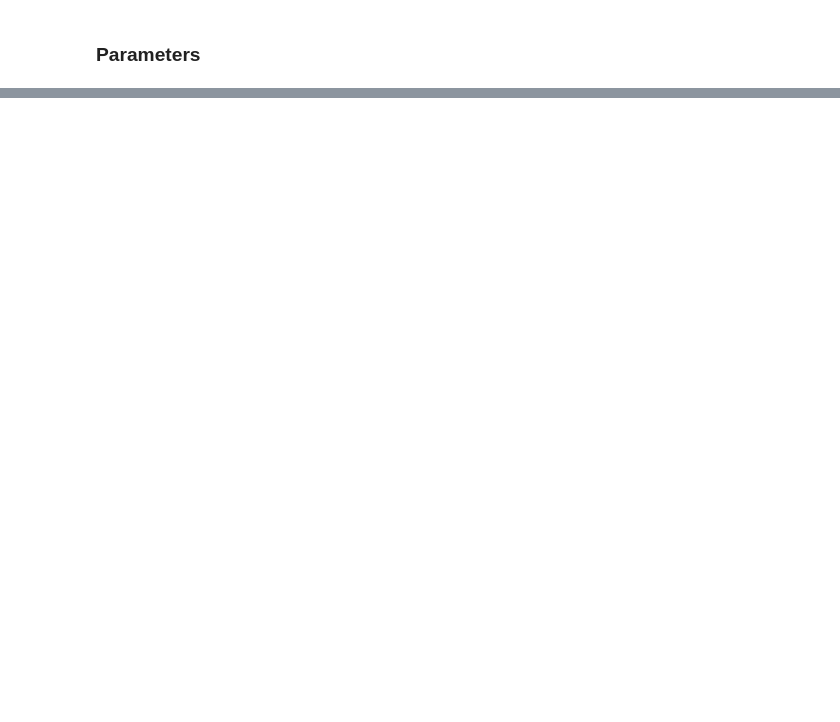
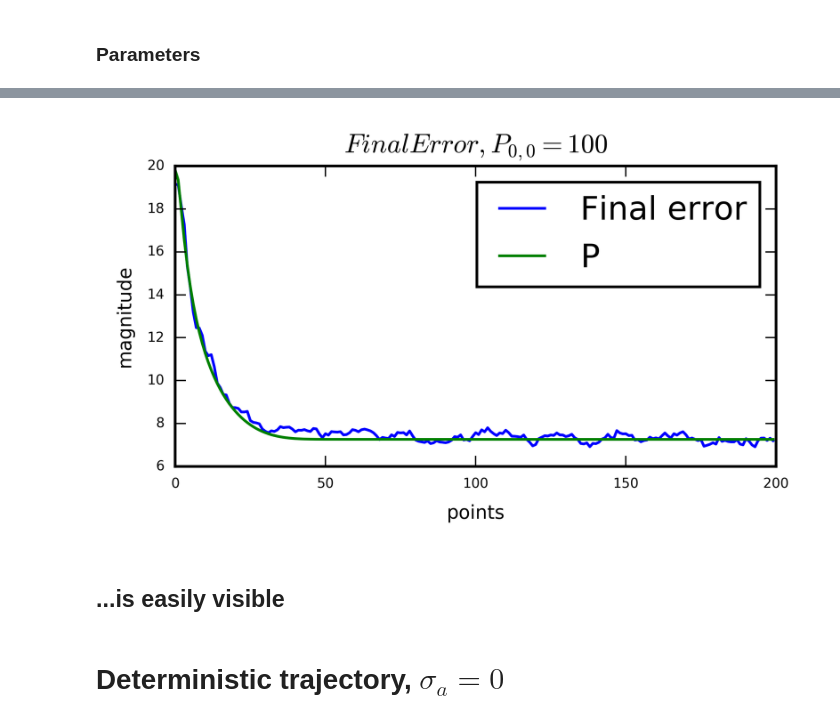
Before and after one commit to EgorPristanskiy/ExpDataProcessing, a Jupyter notebook: Lab5/5.ipynb, the cells around one changed output, grey strips where cells are left out. Saved outputs shown, nothing was run; the diff lists cells and outputs as text; code cells hidden in the pictures; blank space fills up the shorter version.

```diff
--- a/Lab5/5.ipynb
+++ b/Lab5/5.ipynb
@@ -161,0 +169,12 @@ array([[ 1.],
+# %%
+P_0 = np.matrix([[10000, 0], [0,10000]])
+Repeats = 500
+ErrorXTrue = np.zeros((N,Repeats))
+ErrorXFore = np.zeros((N,Repeats))
+for i in range(0,Repeats):
+    x, z = generate_acc_trajectory(sigma_a**2, sigma_n**2, N, x_1, v_1, t)
+    X, K, P, XF = kalman(X_0, P_0, z, T, H, R, Q)
+    ErrorXTrue[:,i] = (x-X[:,0,0])**2
+    ErrorXFore[:,i] = (x-XF[:,0,0])**2
+    if i % 50 == 0:
+        print(i)
@@ -161,0 +214,12 @@ array([[ 1.],
+# %%
+P_0 = np.matrix([[100, 0], [0,100]])
+Repeats = 500
+ErrorXTrue = np.zeros((N,Repeats))
+ErrorXFore = np.zeros((N,Repeats))
+for i in range(0,Repeats):
+    x, z = generate_acc_trajectory(sigma_a**2, sigma_n**2, N, x_1, v_1, t)
+    X, K, P, XF = kalman(X_0, P_0, z, T, H, R, Q)
+    ErrorXTrue[:,i] = (x-X[:,0,0])**2
+    ErrorXFore[:,i] = (x-XF[:,0,0])**2
+    if i % 50 == 0:
+        print(i)
@@ -161,0 +255,12 @@ array([[ 1.],
+# %%
+P_0 = np.matrix([[10000, 0], [0,10000]])
+Repeats = 500
+ErrorXTrue = np.zeros((N,Repeats))
+ErrorXFore = np.zeros((N,Repeats))
+for i in range(0,Repeats):
+    x, z = generate_acc_trajectory(sigma_a**2, sigma_n**2, N, x_1, v_1, t)
+    X, K, P, XF = kalman(X_0, P_0, z, T, H, R, Q)
+    ErrorXTrue[:,i] = (x-X[:,0,0])**2
+    ErrorXFore[:,i] = (x-XF[:,0,0])**2
+    if i % 50 == 0:
+        print(i)
@@ -161,0 +278,14 @@ array([[ 1.],
+# %%
+fig, ax = plt.subplots(1,1, figsize=(4,2), dpi = 600)
+ax.set_title('$FinalError, P_{0,0} = 100$', fontsize = 10)
+ax.plot( (np.sum(ErrorXTrue,axis=1)/(Repeats-1))**0.5, label = 'Final error')
+ax.plot(range(N),P[:,0,0]**0.5,'g',  label = 'P')
+ax.legend(loc='upper right')
+ax.set_xlabel('points', fontsize = 7)
+ax.set_ylabel('magnitude', fontsize = 7);
+# %% [output]
+[figure, added]
+# %% [markdown]
+## ...is easily visible
+# %% [markdown]
+# Deterministic trajectory, $\sigma_a = 0$
```
Also changed, not shown: parts of 54 cells of this notebook.
